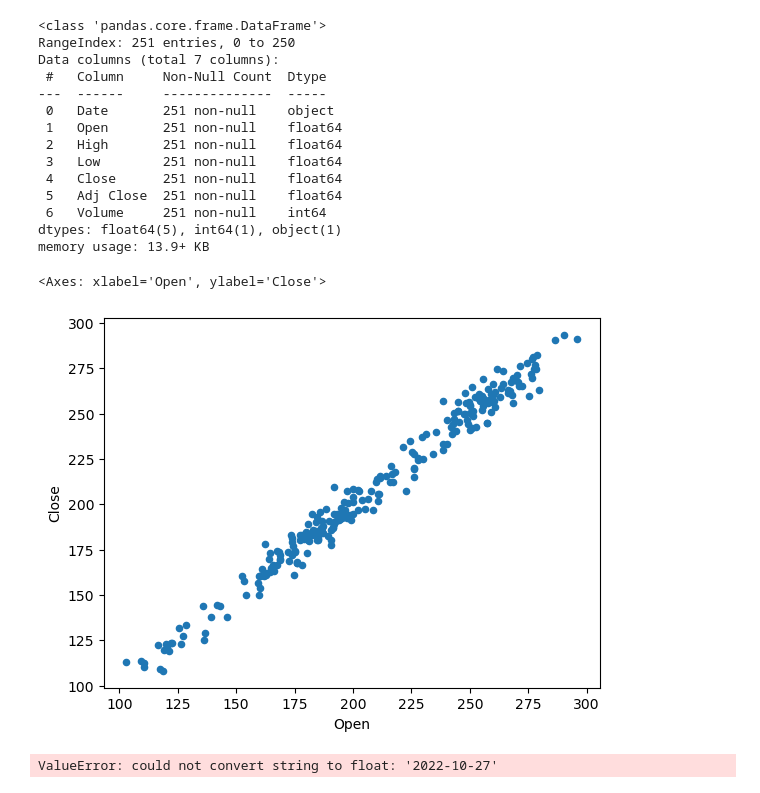
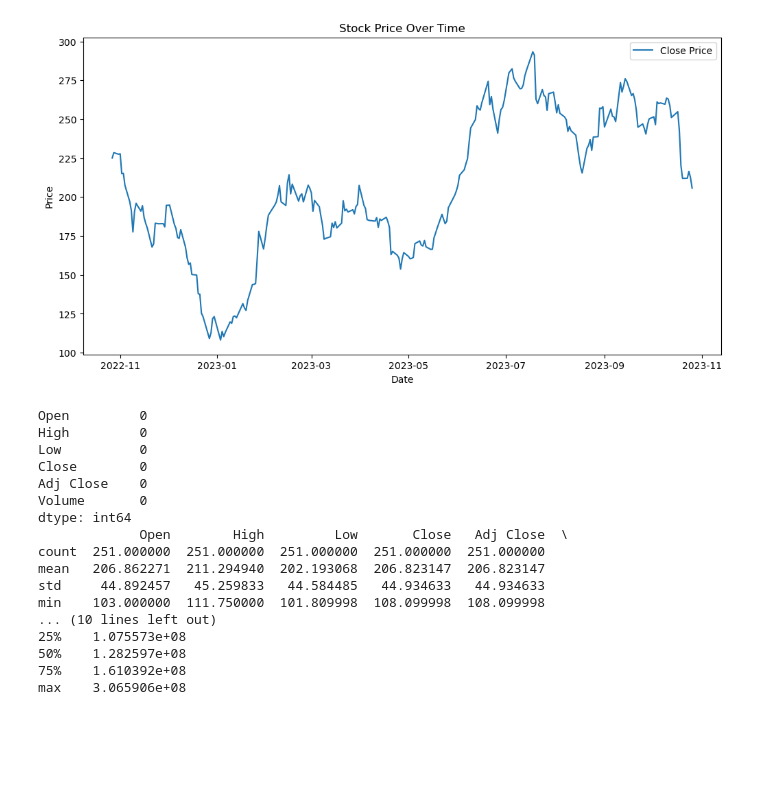
Before and after one commit to MathiasCK/AI_oblig2, a Jupyter notebook: index.ipynb, the cells around one changed output. Cells and saved outputs as stored; diff of their text form; code cells hidden in the pictures; blank space fills up the shorter version.

```diff
--- a/index.ipynb
+++ b/index.ipynb
@@ -23,26 +14,41 @@ df.head()
-# %%
-df.info()
-# %% [output]
-<class 'pandas.core.frame.DataFrame'>
-RangeIndex: 251 entries, 0 to 250
-Data columns (total 7 columns):
- #   Column     Non-Null Count  Dtype
----  ------     --------------  -----
- 0   Date       251 non-null    object
- 1   Open       251 non-null    float64
- 2   High       251 non-null    float64
- 3   Low        251 non-null    float64
- 4   Close      251 non-null    float64
- 5   Adj Close  251 non-null    float64
- 6   Volume     251 non-null    int64
-dtypes: float64(5), int64(1), object(1)
-memory usage: 13.9+ KB
-# %%
-df.plot.scatter(x = 1, y = 4)
-# %% [output]
-<Axes: xlabel='Open', ylabel='Close'>
-[figure, removed]
-# %%
-corr = df.corr()
-# %% [output]
-ValueError: could not convert string to float: '2022-10-27'
+# %%
+df['Date'] = pd.to_datetime(df['Date'])
+
+df.set_index('Date', inplace=True)
+
+df.sort_index(inplace=True)
+# %%
+import matplotlib.pyplot as plt
+
+plt.figure(figsize=(12, 6))
+plt.plot(df['Close'], label='Close Price')
+plt.title('Stock Price Over Time')
+plt.xlabel('Date')
+plt.ylabel('Price')
+plt.legend()
+plt.show()
+
+missing_values = df.isnull().sum()
+print(missing_values)
+
+statistics = df.describe()
+print(statistics)
+# %% [output]
+[figure, added]
+Open         0
+High         0
+Low          0
+Close        0
+Adj Close    0
+Volume       0
+dtype: int64
+             Open        High         Low       Close   Adj Close  \
+count  251.000000  251.000000  251.000000  251.000000  251.000000
+mean   206.862271  211.294940  202.193068  206.823147  206.823147
+std     44.892457   45.259833   44.584485   44.934633   44.934633
+min    103.000000  111.750000  101.809998  108.099998  108.099998
+... (10 lines left out)
+25%    1.075573e+08
+50%    1.282597e+08
+75%    1.610392e+08
+max    3.065906e+08
```
Also changed, not shown: parts of 9 cells of this notebook.
